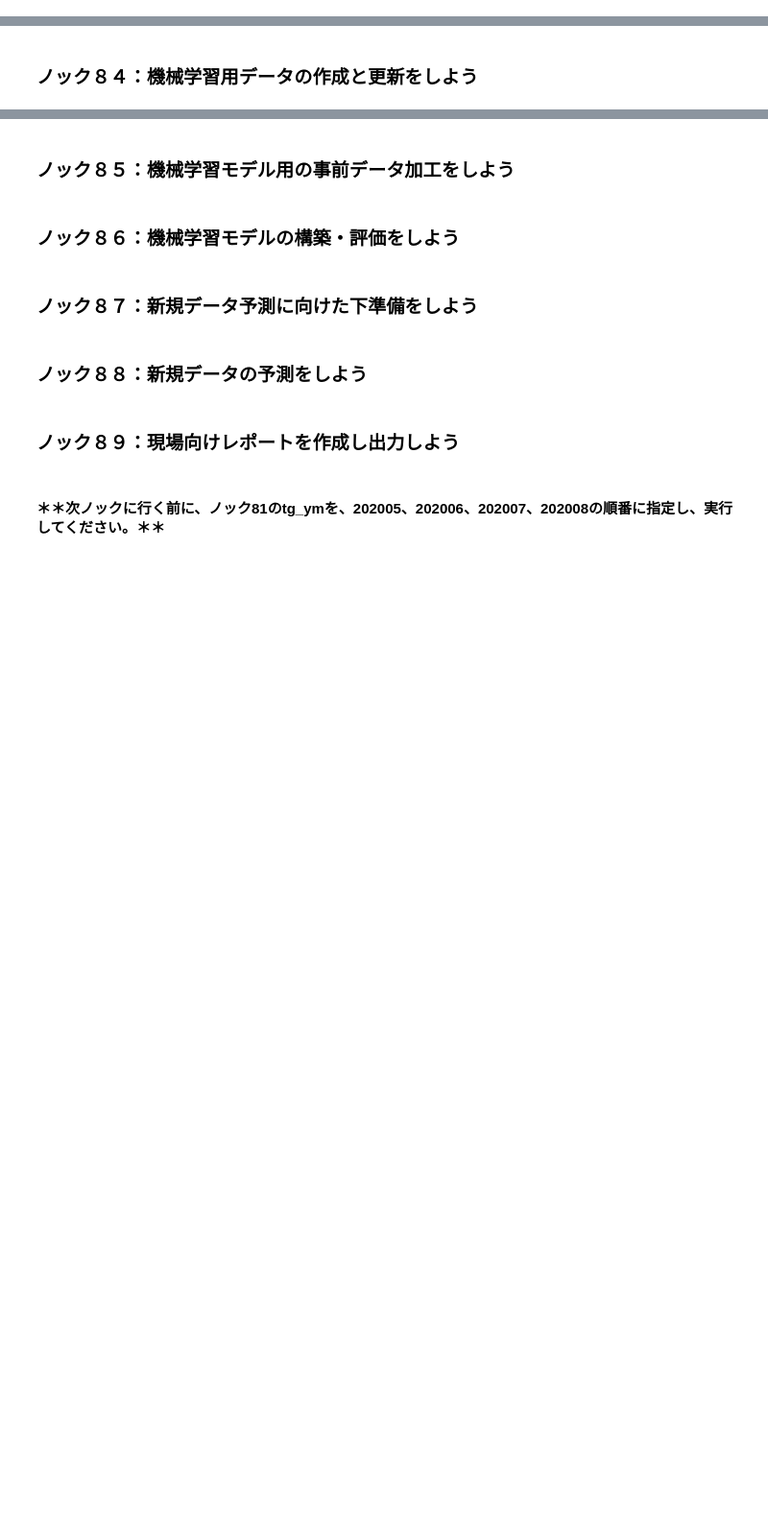
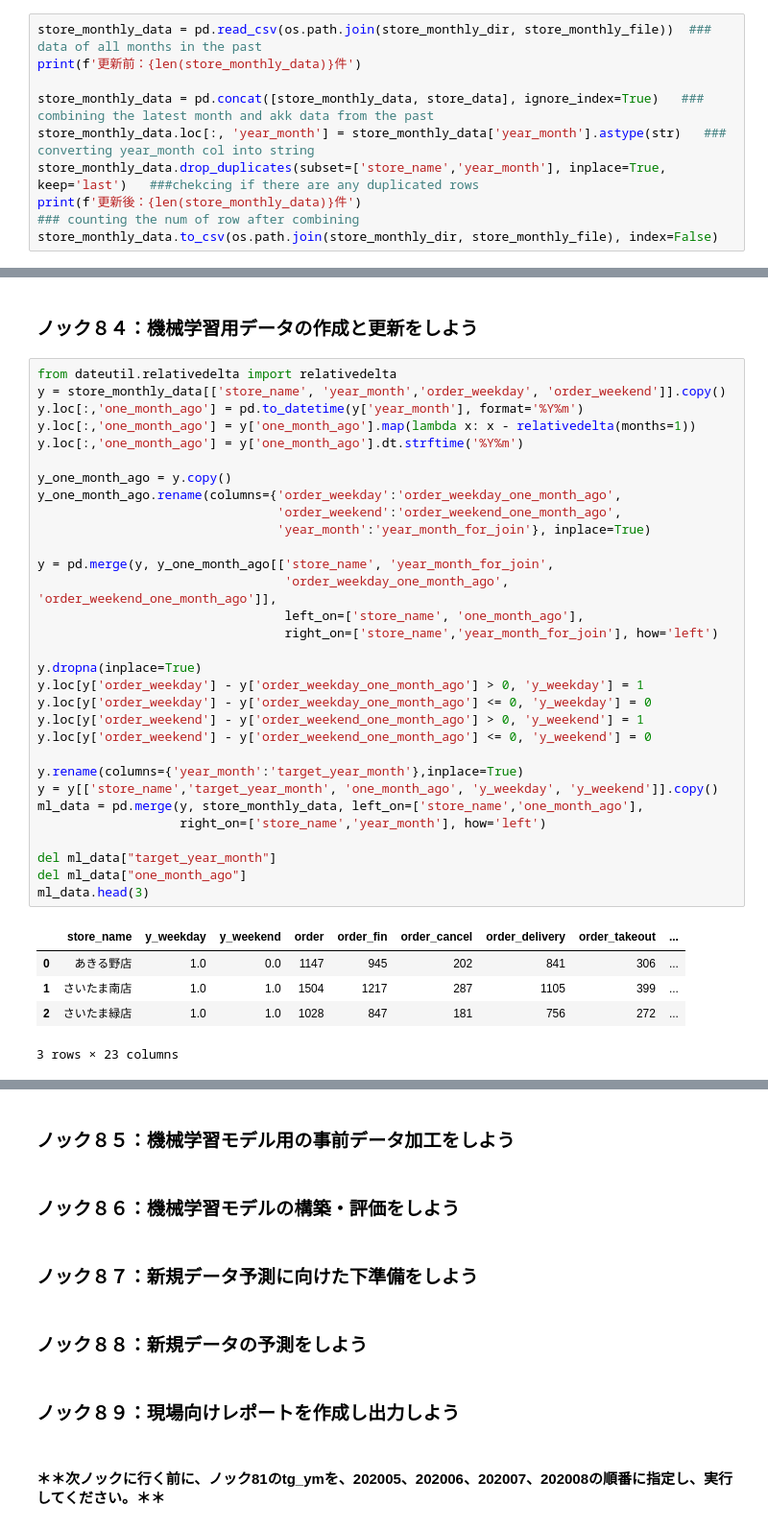
Before and after one commit to HayateSato/Pra, a Jupyter notebook: 9章_小規模機械学習システムを作成する１０本ノック.ipynb, the cells around one changed output, grey strips where cells are left out. Shown: that part at 96% size. Saved outputs shown, nothing was run; the diff lists cells and outputs as text; blank space fills up the shorter version.

```diff
--- a/9章_小規模機械学習システムを作成する１０本ノック.ipynb
+++ b/9章_小規模機械学習システムを作成する１０本ノック.ipynb
@@ -21,2 +138,11 @@ os.chdir(path)
 # %% [markdown]
 ### ノック８３：月次店舗データの更新をしよう
+# %%
+store_monthly_data = pd.read_csv(os.path.join(store_monthly_dir, store_monthly_file))  ### data of all months in the past
+print(f'更新前：{len(store_monthly_data)}件')
+
+store_monthly_data = pd.concat([store_monthly_data, store_data], ignore_index=True)   ### combining the latest month and akk data from the past
+store_monthly_data.loc[:, 'year_month'] = store_monthly_data['year_month'].astype(str)   ### converting year_month col into string
+store_monthly_data.drop_duplicates(subset=['store_name','year_month'], inplace=True, keep='last')   ###chekcing if there are any duplicated rows
+print(f'更新後：{len(store_monthly_data)}件')                                                        ### counting the num of row after combining
+store_monthly_data.to_csv(os.path.join(store_monthly_dir, store_monthly_file), index=False)
@@ -23,2 +160,39 @@ os.chdir(path)
 # %% [markdown]
 ### ノック８４：機械学習用データの作成と更新をしよう
+# %%
+from dateutil.relativedelta import relativedelta
+y = store_monthly_data[['store_name', 'year_month','order_weekday', 'order_weekend']].copy()
+y.loc[:,'one_month_ago'] = pd.to_datetime(y['year_month'], format='%Y%m')
+y.loc[:,'one_month_ago'] = y['one_month_ago'].map(lambda x: x - relativedelta(months=1))
+y.loc[:,'one_month_ago'] = y['one_month_ago'].dt.strftime('%Y%m')
+
+y_one_month_ago = y.copy()
+y_one_month_ago.rename(columns={'order_weekday':'order_weekday_one_month_ago',
+                                'order_weekend':'order_weekend_one_month_ago',
+                                'year_month':'year_month_for_join'}, inplace=True)
+
+y = pd.merge(y, y_one_month_ago[['store_name', 'year_month_for_join',
+                                 'order_weekday_one_month_ago', 'order_weekend_one_month_ago']],
+                                 left_on=['store_name', 'one_month_ago'],
+                                 right_on=['store_name','year_month_for_join'], how='left')
+
+y.dropna(inplace=True)
+y.loc[y['order_weekday'] - y['order_weekday_one_month_ago'] > 0, 'y_weekday'] = 1
+y.loc[y['order_weekday'] - y['order_weekday_one_month_ago'] <= 0, 'y_weekday'] = 0
+y.loc[y['order_weekend'] - y['order_weekend_one_month_ago'] > 0, 'y_weekend'] = 1
+y.loc[y['order_weekend'] - y['order_weekend_one_month_ago'] <= 0, 'y_weekend'] = 0
+
+y.rename(columns={'year_month':'target_year_month'},inplace=True)
+y = y[['store_name','target_year_month', 'one_month_ago', 'y_weekday', 'y_weekend']].copy()
+ml_data = pd.merge(y, store_monthly_data, left_on=['store_name','one_month_ago'],
+                   right_on=['store_name','year_month'], how='left')
+
+del ml_data["target_year_month"]
+del ml_data["one_month_ago"]
+ml_data.head(3)
+# %% [output]
+|  | store_name | y_weekday | y_weekend | order | order_fin | order_cancel | order_delivery | order_takeout | ... |
+| 0 | あきる野店 | 1.0 | 0.0 | 1147 | 945 | 202 | 841 | 306 | ... |
+| 1 | さいたま南店 | 1.0 | 1.0 | 1504 | 1217 | 287 | 1105 | 399 | ... |
+| 2 | さいたま緑店 | 1.0 | 1.0 | 1028 | 847 | 181 | 756 | 272 | ... |
+3 rows × 23 columns
```
Also changed, not shown: parts of 11 cells of this notebook.
